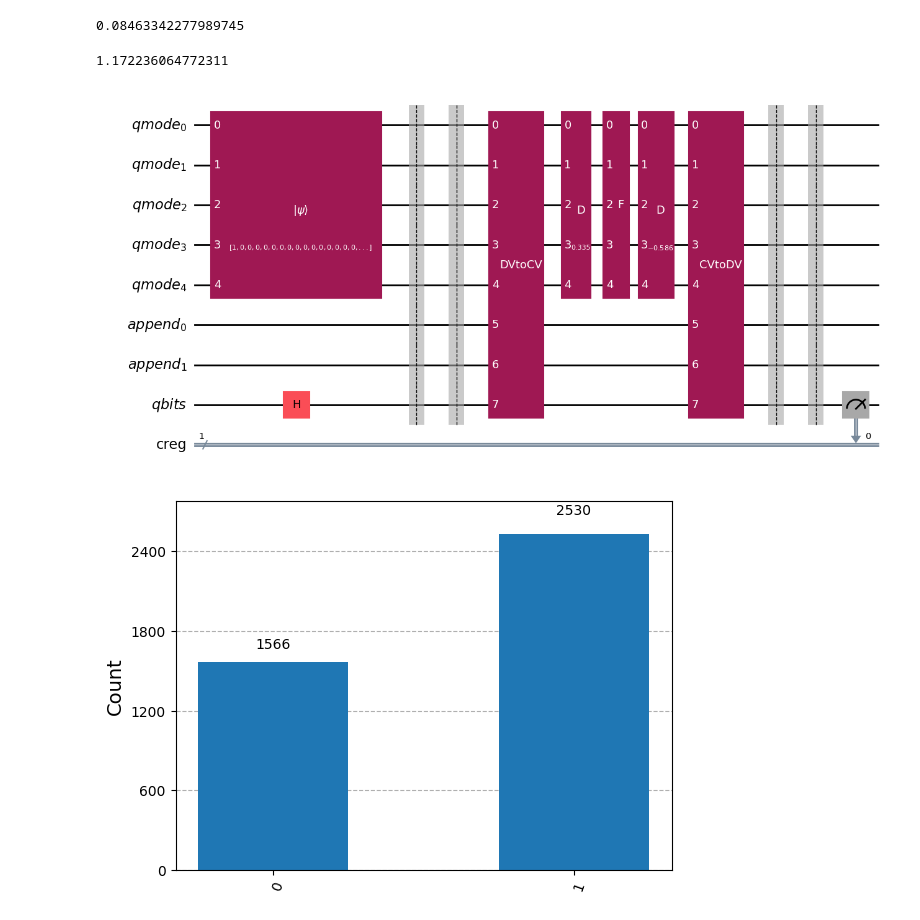
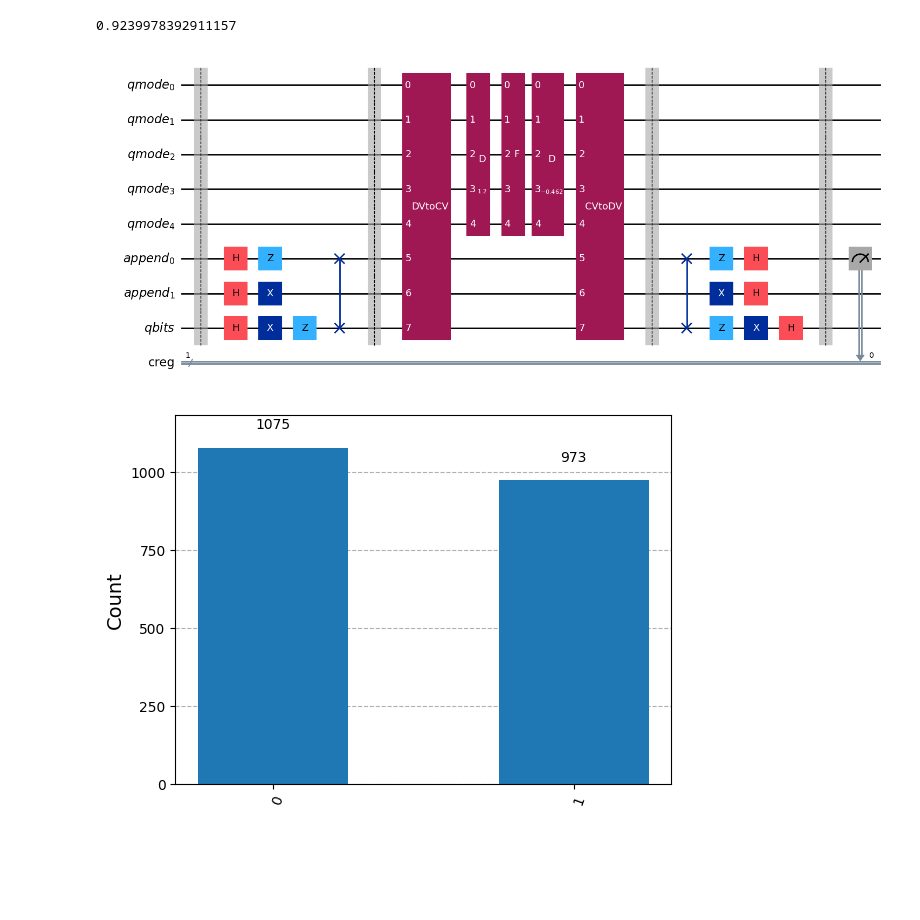
Before and after one commit to shubdeepmohapatra01/CV-DV-Benchmarking-, a Jupyter notebook: qft.ipynb, the cells around one changed output. Saved outputs shown, nothing was run; the diff lists cells and outputs as text; code cells hidden in the pictures; blank space fills up the shorter version.

```diff
--- a/qft.ipynb
+++ b/qft.ipynb
@@ -37,7 +32,0 @@ append = 2
-# %%
-cutoff = 2**3
-delta = 0.29
-delta_prime = (2*np.pi)/(np.pow(2,n+ancilla+append)*delta)
-print(delta_prime)
-# %% [output]
-0.08463342277989745
@@ -98,8 +69,8 @@ ancilla = 0
 append = 2
 
 cutoff = 2**5
-delta = 0.67
-delta_prime = (2*np.pi)/(np.pow(2,n+ancilla+append)*delta)
+delta = 2.4  #2.71
+delta_prime = (2*np.pi)/(2**n+ancilla+append*delta)
 print(delta_prime)
 
 Ust = custom_gates.state_transfer.dv2cv_st_non_abelian(delta,n+ancilla+append,cutoff)
@@ -114,57 +85,55 @@ append_reg = QuantumRegister(append, name='append')
 cr1 = ClassicalRegister(1, name='creg')
 circuit = c2qa.CVCircuit(qmr, append_reg, qbr1, ancilla_reg, cr1)
 
-# Combine append, qubits, and ancilla registers
 total_register = append_reg[:]+ qbr1[:] + ancilla_reg[:]
 
 # Initialization
-circuit.cv_initialize(0, qmr[0])
 
-circuit.h(qbr1[0])
+# circuit.h(qbr1[0])
 circuit.barrier()
 
 # Basis transformation
-# apply_basis_transformation(circuit, total_register)
+apply_basis_transformation(circuit, total_register)
 
 circuit.barrier()
 
-# CV gates and operations
+# CV gates
 gate1 = UnitaryGate(Ust.full(), label='DVtoCV')
 circuit.append(gate1, qmr[:] + total_register)
 circuit.cv_d(delta / 2, qmr[0])
 
 gate2 = UnitaryGate(F_gate.full(), label='F')
 circuit.append(gate2, qmr[:])
 
 circuit.cv_d(-delta_prime / 2, qmr[0])
 
 gate3 = UnitaryGate(Ust1.dag().full(), label='CVtoDV')
 circuit.append(gate3, qmr[:] + total_register)
 
 circuit.barrier()
 
 # Reverse basis transformation
-# apply_reverse_basis_transformation(circuit, total_register)
+apply_reverse_basis_transformation(circuit, total_register)
 
 circuit.barrier()
 
 # Measurements
 # for i, qubit in enumerate(total_register):
 #     if(i == 0 or i ==1):
 #         continue
 #     if(i>1 and i<=n+1):
 #         circuit.measure(qubit, cr1[-(i + 1)])
 # circuit.measure(ancilla_reg[1], cr1[0])
-circuit.measure(qbr1[0], cr1[0])
+circuit.measure(append_reg[0], cr1[0])
 
 circuit.draw('mpl')
 # %% [output]
-1.172236064772311
+0.9239978392911157
-[figure, old version]
+[figure, new version]
 # %%
-state3, result, _ = c2qa.util.simulate(circuit,shots = 4096)
+state3, result, _ = c2qa.util.simulate(circuit,shots = 2048)
 plot_histogram(result.get_counts())
 # %% [output]
-[figure, old version]
+[figure, new version]
 # %%
 def qft_rotations(circuit, n):
```
Also changed, not shown: parts of 12 cells of this notebook, 1 other file.
